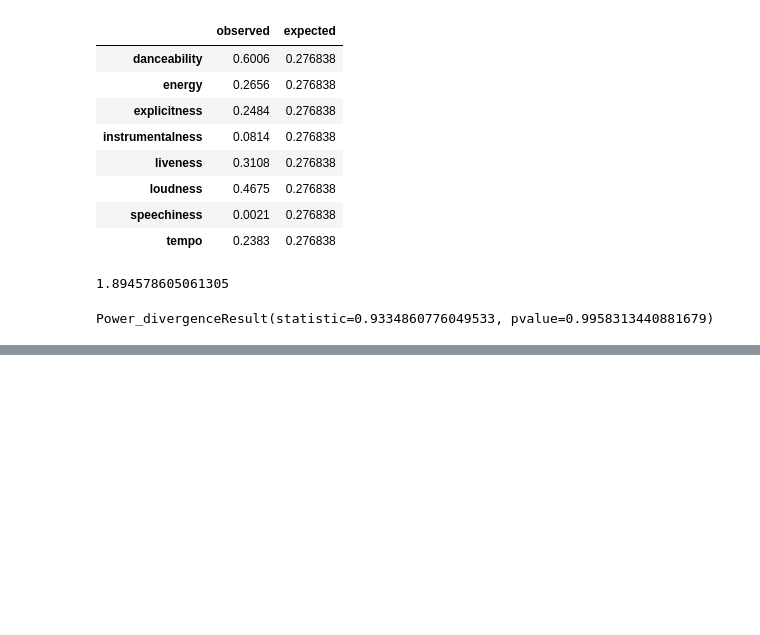
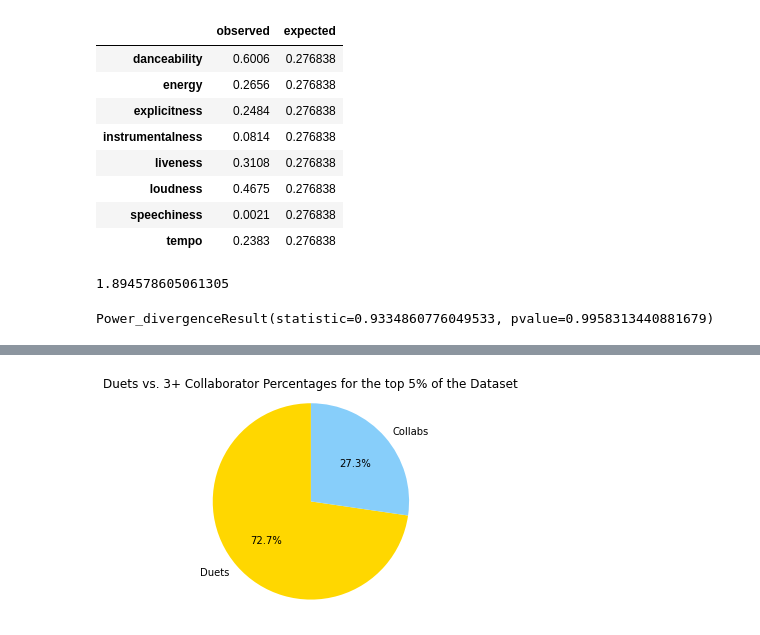
Before and after one commit to GND95/Project_1, a Jupyter notebook: Music-Analysis.ipynb, the cells around one changed output, grey strips where cells are left out. Saved outputs shown, nothing was run; the diff lists cells and outputs as text; code cells hidden in the pictures; blank space fills up the shorter version.

```diff
--- a/Music-Analysis.ipynb
+++ b/Music-Analysis.ipynb
@@ -874,0 +1163,13 @@ Power_divergenceResult(statistic=0.9334860776049533, pvalue=0.9958313440881679)
+# %%
+# just non-solos, top 5%
+labels = 'Duets', 'Collabs'
+sizes = [topduetper, topcollabper]
+colors = ['gold', 'lightskyblue']
+fig1, ax1 = plt.subplots()
+ax1.pie(sizes, labels=labels,colors=colors, autopct='%1.1f%%',
+        shadow=False, startangle=90)
+ax1.axis('equal')  # Equal aspect ratio ensures that pie is drawn as a circle.
+ax1.set_title("Duets vs. 3+ Collaborator Percentages for the top 5% of the Dataset")
+plt.savefig('images/duet_vs_collab_top_5%_dataset')
+# %% [output]
+[figure, added]
```
Also changed, not shown: parts of 8 cells of this notebook, 9 other files.
